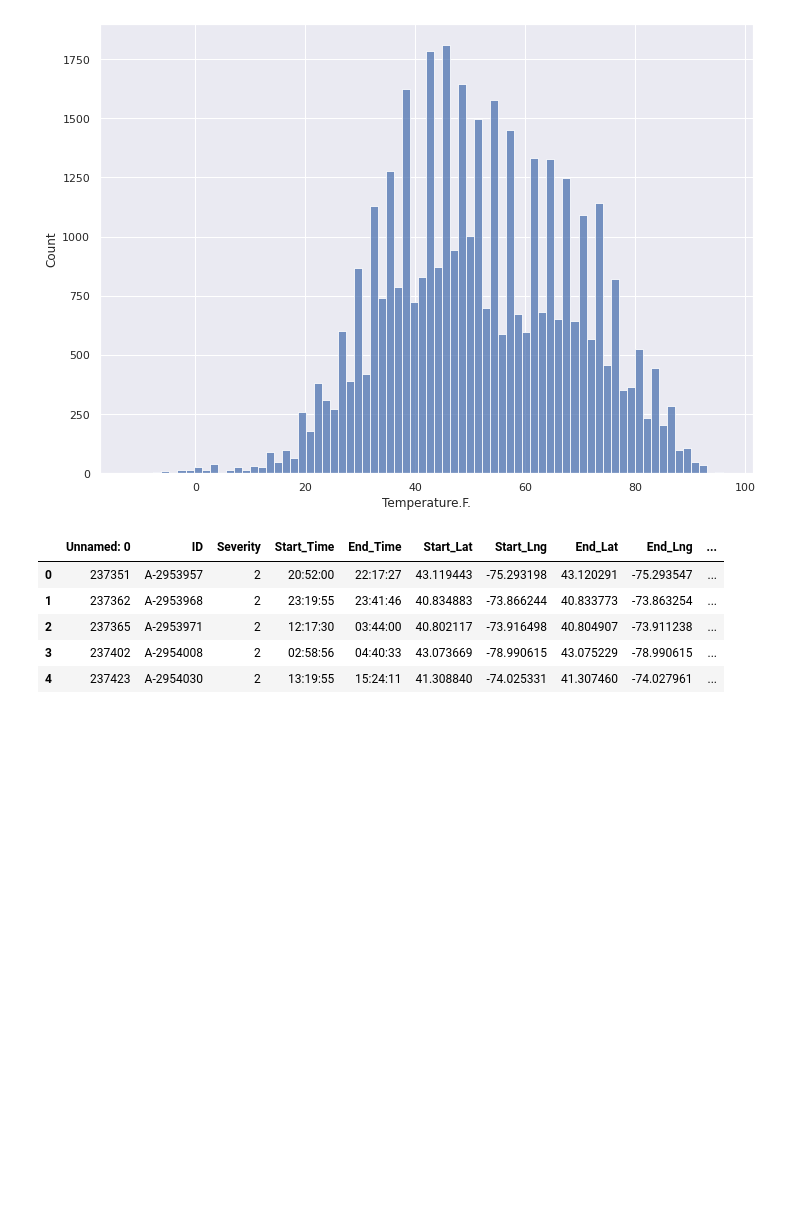
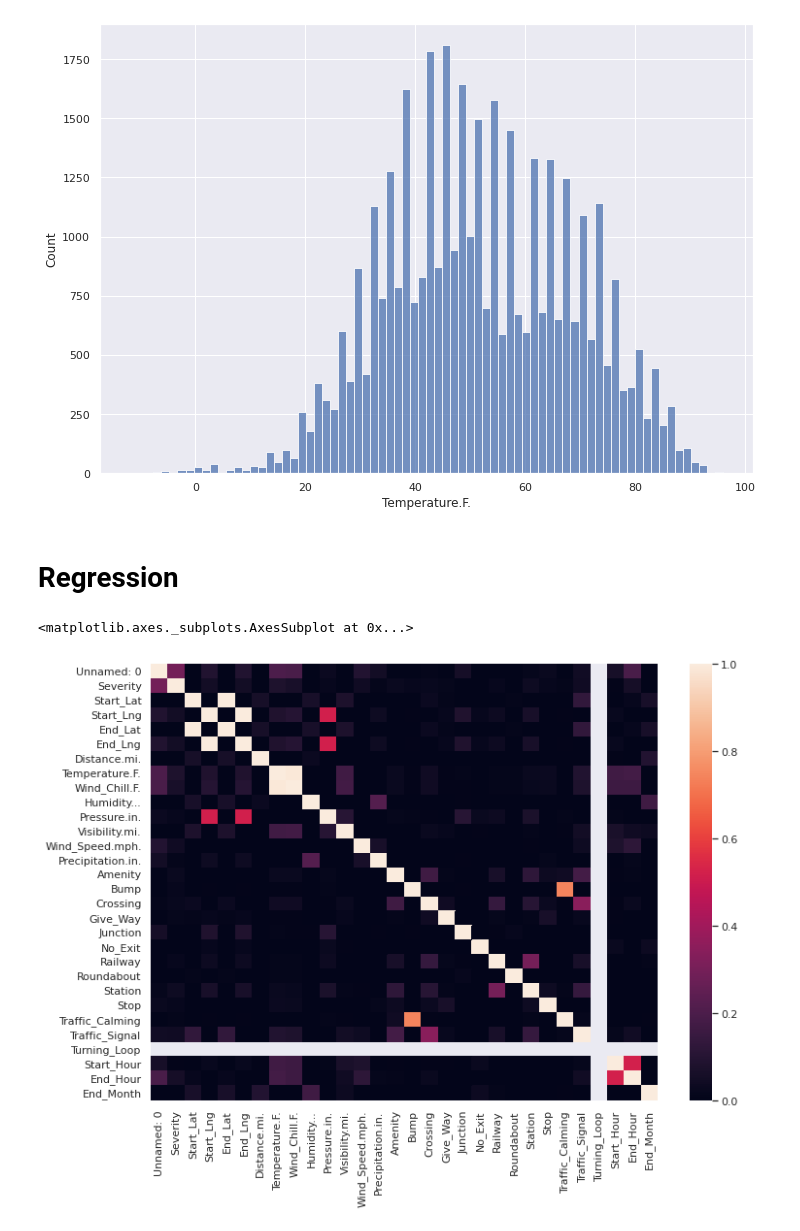
Before and after one commit to bmatore/inft6201, a Jupyter notebook: Data_Analysis_Report_Group_12.ipynb, the cells around one changed output. Cells and saved outputs as stored; diff of their text form; code cells hidden in the pictures; blank space fills up the shorter version.

```diff
--- a/Data_Analysis_Report_Group_12.ipynb
+++ b/Data_Analysis_Report_Group_12.ipynb
@@ -166,12 +191,11 @@ sns.histplot(data = df_accidents, x = "Temperature.F.")
 Mean temperature: (51.92)
 <matplotlib.axes._subplots.AxesSubplot at 0x...>
 [figure]
-# %%
-df_accidents.head()
-# %% [output]
-|  | Unnamed: 0 | ID | Severity | Start_Time | End_Time | Start_Lat | Start_Lng | End_Lat | End_Lng | ... |
-| 0 | 237351 | A-2953957 | 2 | 20:52:00 | 22:17:27 | 43.119443 | -75.293198 | 43.120291 | -75.293547 | ... |
-| 1 | 237362 | A-2953968 | 2 | 23:19:55 | 23:41:46 | 40.834883 | -73.866244 | 40.833773 | -73.863254 | ... |
-| 2 | 237365 | A-2953971 | 2 | 12:17:30 | 03:44:00 | 40.802117 | -73.916498 | 40.804907 | -73.911238 | ... |
-| 3 | 237402 | A-2954008 | 2 | 02:58:56 | 04:40:33 | 43.073669 | -78.990615 | 43.075229 | -78.990615 | ... |
-| 4 | 237423 | A-2954030 | 2 | 13:19:55 | 15:24:11 | 41.308840 | -74.025331 | 41.307460 | -74.027961 | ... |
+# %% [markdown]
+# Regression
+# %%
+matrix = df_accidents.corr()
+sns.heatmap(matrix, vmin=0, vmax=1)
+# %% [output]
+<matplotlib.axes._subplots.AxesSubplot at 0x...>
+[figure, added]
```
Also changed, not shown: parts of 9 cells of this notebook.
